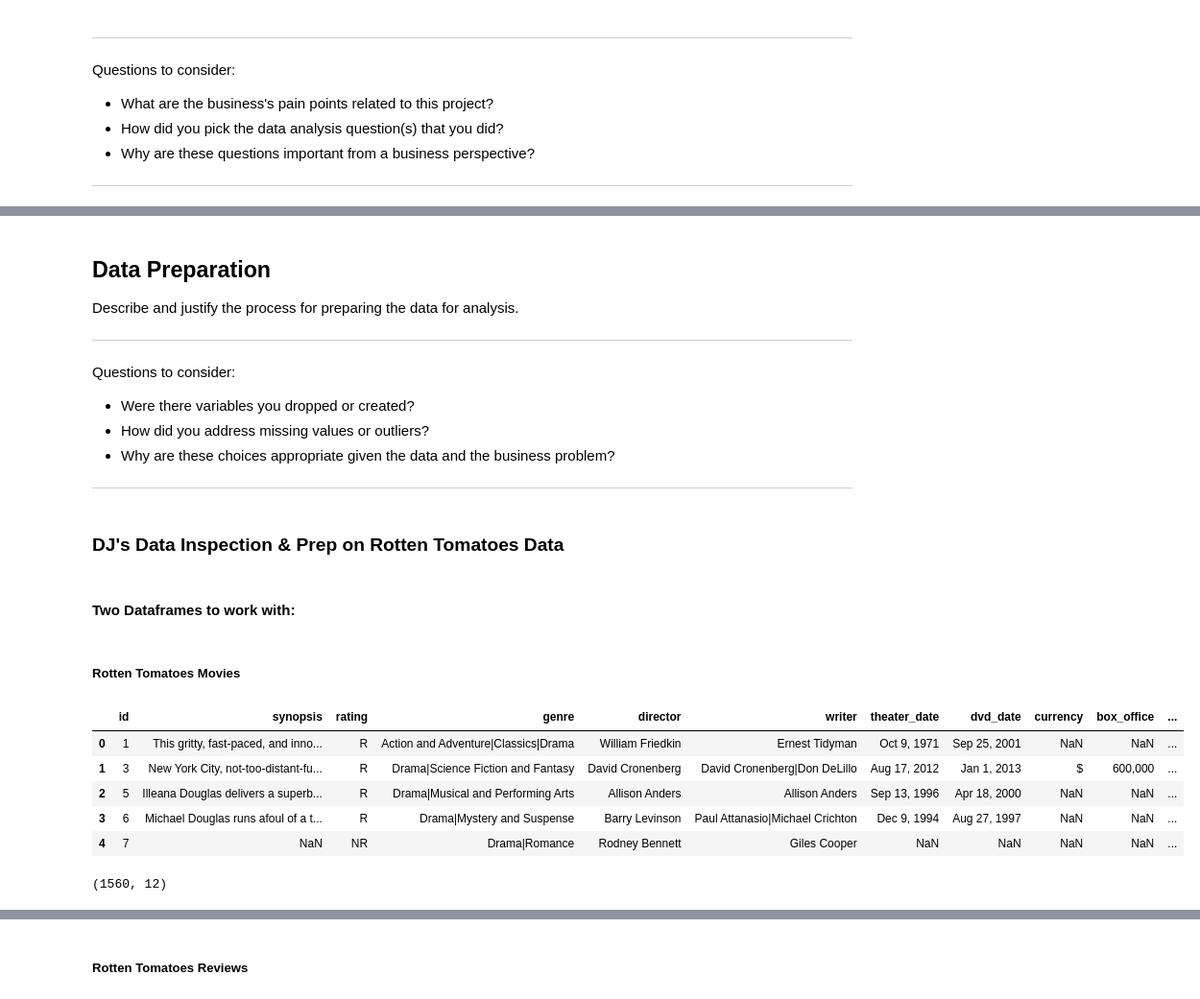
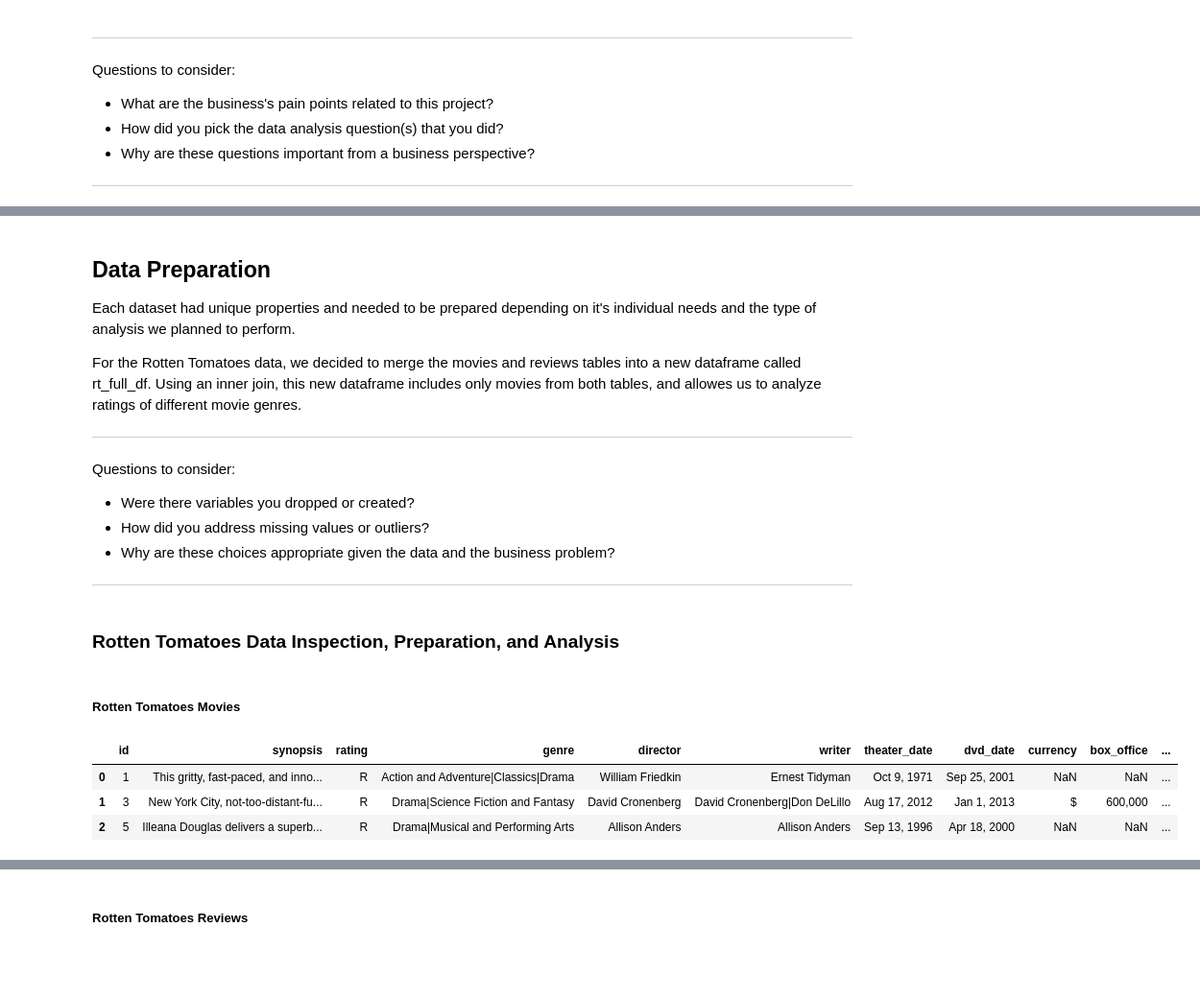
Before and after one commit to dermothethird/Microsoft-Movie-Studios-Project, a Jupyter notebook: dsc-phase1-project-template.ipynb, the cells around one changed output, grey strips where cells are left out. Shown at 96% size. Saved outputs shown, nothing was run; the diff lists cells and outputs as text; code cells hidden in the pictures; blank space fills up the shorter version.

```diff
--- a/dsc-phase1-project-template.ipynb
+++ b/dsc-phase1-project-template.ipynb
@@ -79,7 +72,10 @@ FROM sqlite_master
 # %% [markdown]
 ## Data Preparation
 
-Describe and justify the process for preparing the data for analysis.
+Each dataset had unique properties and needed to be prepared depending on it's individual needs and the type of analysis we planned to perform.
+
+For the Rotten Tomatoes data, we decided to merge the movies and reviews tables into a new dataframe called rt_full_df. Using an inner join, this new dataframe includes only movies from both tables, and allowes us to analyze ratings of different movie genres.
+
 
 ***
 Questions to consider:
@@ -87,22 +83,14 @@ Questions to consider:
 * How did you address missing values or outliers?
 * Why are these choices appropriate given the data and the business problem?
 ***
-# %% [markdown]
-### DJ's Data Inspection & Prep on Rotten Tomatoes Data
-# %% [markdown]
-#### Two Dataframes to work with:
+# %% [markdown]
+### Rotten Tomatoes Data Inspection, Preparation, and Analysis
 # %% [markdown]
 ##### Rotten Tomatoes Movies
 # %%
-rt_movie_df.head()
+rt_movie_df.head(3)
 # %% [output]
 |  | id | synopsis | rating | genre | director | writer | theater_date | dvd_date | currency | box_office | ... |
 | 0 | 1 | This gritty, fast-paced, and inno... | R | Action and Adventure|Classics|Drama | William Friedkin | Ernest Tidyman | Oct 9, 1971 | Sep 25, 2001 | NaN | NaN | ... |
 | 1 | 3 | New York City, not-too-distant-fu... | R | Drama|Science Fiction and Fantasy | David Cronenberg | David Cronenberg|Don DeLillo | Aug 17, 2012 | Jan 1, 2013 | $ | 600,000 | ... |
 | 2 | 5 | Illeana Douglas delivers a superb... | R | Drama|Musical and Performing Arts | Allison Anders | Allison Anders | Sep 13, 1996 | Apr 18, 2000 | NaN | NaN | ... |
-| 3 | 6 | Michael Douglas runs afoul of a t... | R | Drama|Mystery and Suspense | Barry Levinson | Paul Attanasio|Michael Crichton | Dec 9, 1994 | Aug 27, 1997 | NaN | NaN | ... |
-| 4 | 7 | NaN | NR | Drama|Romance | Rodney Bennett | Giles Cooper | NaN | NaN | NaN | NaN | ... |
-# %%
-rt_movie_df.shape
-# %% [output]
-(1560, 12)
```
Also changed, not shown: parts of 37 cells of this notebook.
